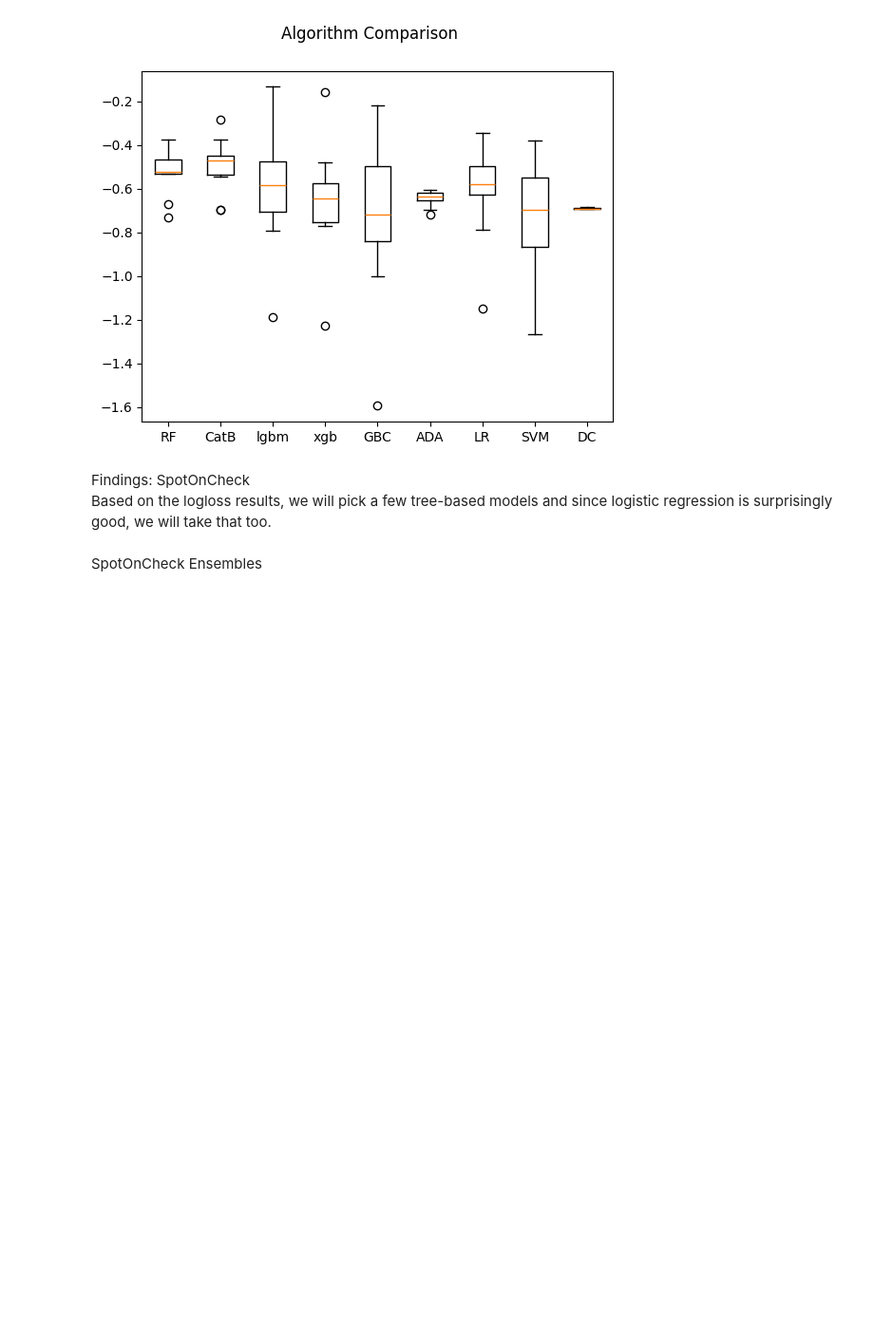
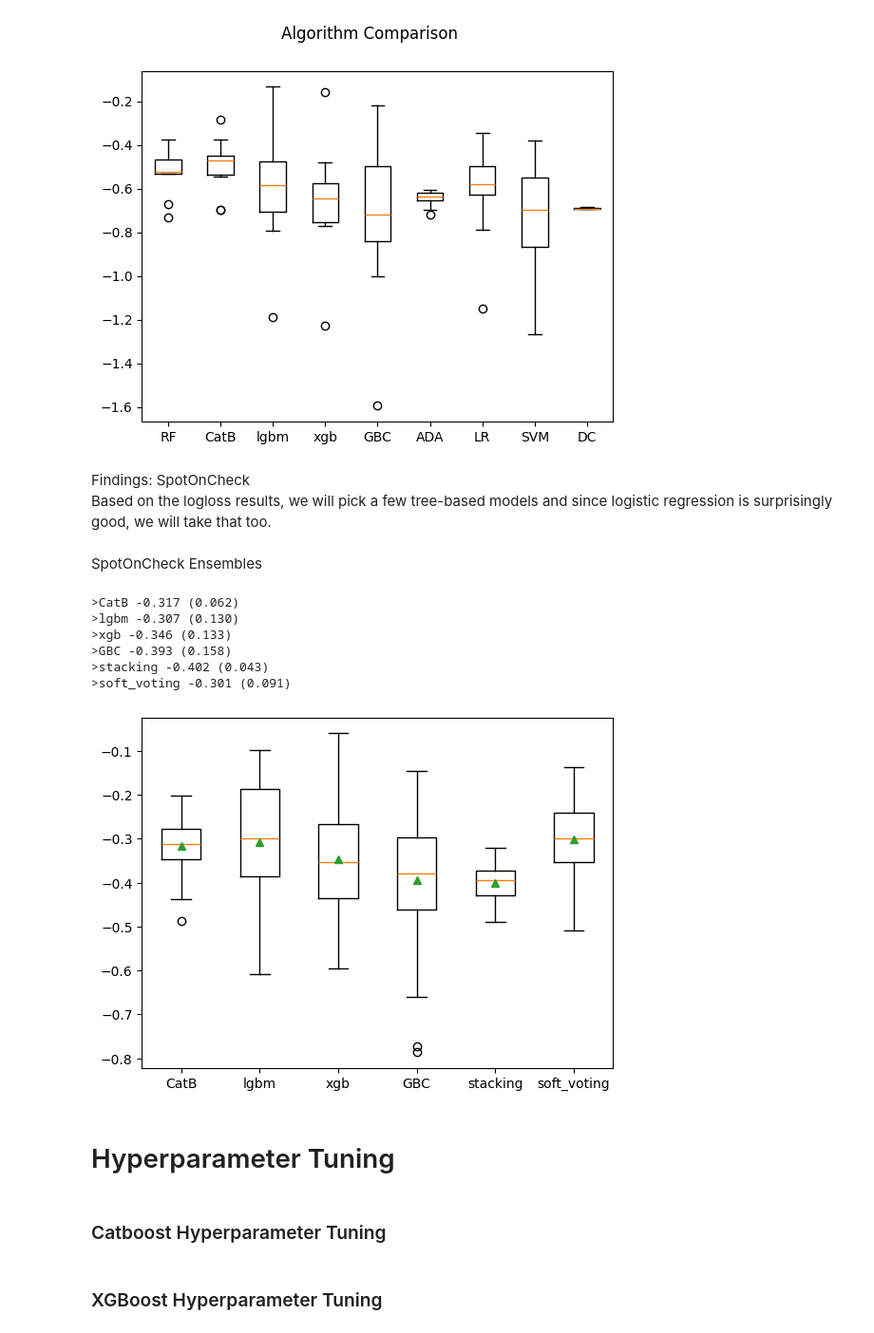
Before and after one commit to Arnsfeld/ML-Showcase-Projects, a Jupyter notebook: SonarEnsemble.ipynb, the cells around one changed output. Shown: that part at 95% size. Cells and saved outputs as stored; diff of their text form; code cells hidden in the pictures; blank space fills up the shorter version.

Commit message:
CV Ensemble SpotOn

```diff
--- a/SonarEnsemble.ipynb
+++ b/SonarEnsemble.ipynb
@@ -103,3 +112,70 @@ Findings: SpotOnCheck
 Based on the logloss results, we will pick a few tree-based models and since logistic regression is surprisingly good, we will take that too.
 # %% [markdown]
 SpotOnCheck Ensembles
+# %%
+
+# defining stacking model
+def get_stacking():
+    # base models
+    level0 = list()
+    level0.append(('CatB', CatBoostClassifier(verbose=False)))
+    level0.append(('lgbm', LGBMClassifier(verbose=-1)))
+    level0.append(('xgb', XGBClassifier()))
+    level0.append(('GBC', GradientBoostingClassifier()))
+    # level1 model
+    level1 = LogisticRegression()
+    model = StackingClassifier(estimators=level0, final_estimator=level1, cv=5)
+    return model
+
+def get_voting_soft():
+    # base models
+    models = list()
+    models.append(('CatB', CatBoostClassifier(verbose=False)))
+    models.append(('lgbm', LGBMClassifier(verbose=-1)))
+    models.append(('xgb', XGBClassifier()))
+    models.append(('GBC',  GradientBoostingClassifier()))
+    ensemble = VotingClassifier(estimators=models, voting='soft')
+    return ensemble
+# models for evaluation
+def get_models():
+    models = dict()
+    models['CatB'] = CatBoostClassifier(verbose=False)
+    models['lgbm'] = LGBMClassifier(verbose=-1)
+    models['xgb'] = XGBClassifier()
+    models['GBC'] = GradientBoostingClassifier()
+    models['stacking'] = get_stacking()
+    models['soft_voting'] = get_voting_soft()
+    return models
+
+# Cross-Validation of each model
+def evaluate_model(model, x_data, y_data):
+    cv = RepeatedStratifiedKFold(n_splits=10, n_repeats=3, random_state=1)
+    scores = cross_val_score(model, x_data, y_data, scoring='neg_log_loss', cv=cv, n_jobs=-1, error_score='raise')
+    return scores
+
+# get models
+models = get_models()
+# evaluate the models and store results
+results, names = list(), list()
+for name, model in models.items():
+    scores = evaluate_model(model, x_data, y_data)
+    results.append(scores)
+    names.append(name)
+    print('>%s %.3f (%.3f)' % (name, mean(scores), std(scores)))
+# compare models in boxplot
+pyplot.boxplot(results, labels=names, showmeans=True)
+pyplot.show()
+# %% [output]
+>CatB -0.317 (0.062)
+>lgbm -0.307 (0.130)
+>xgb -0.346 (0.133)
+>GBC -0.393 (0.158)
+>stacking -0.402 (0.043)
+>soft_voting -0.301 (0.091)
+[figure, added]
+# %% [markdown]
+# Hyperparameter Tuning
+# %% [markdown]
+### Catboost Hyperparameter Tuning
+# %% [markdown]
+### XGBoost Hyperparameter Tuning
```
Also changed, not shown: parts of 9 cells of this notebook.
